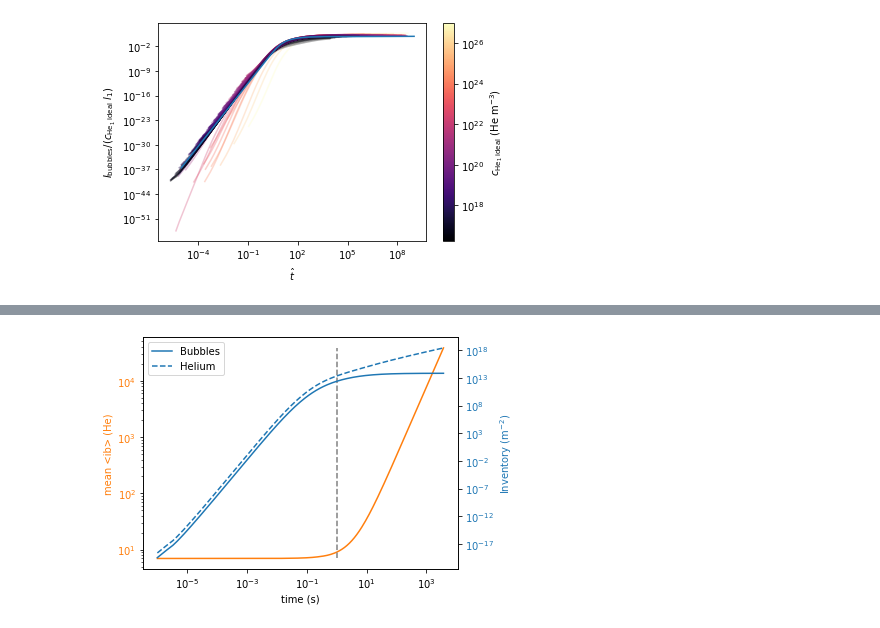
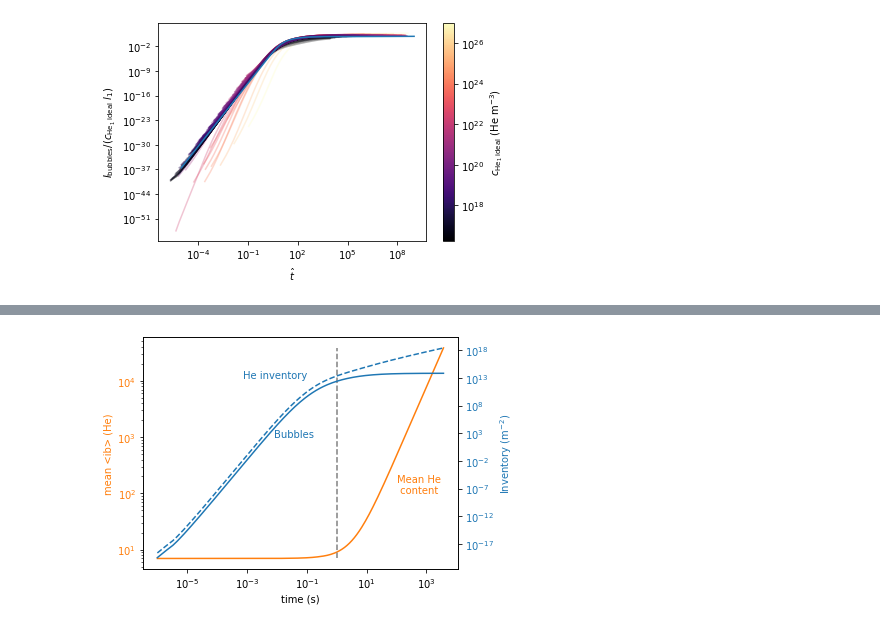
Before and after one commit to RemDelaporteMathurin/he_fenics, a Jupyter notebook: plot_time_dependent_quantities.ipynb, the cells around one changed output, grey strips where cells are left out. Drawn from its saved outputs; the diff is of its cells as text; code cells hidden in the pictures.

```diff
--- a/plot_time_dependent_quantities.ipynb
+++ b/plot_time_dependent_quantities.ipynb
@@ -297,38 +297,40 @@ for d in data:
     if len(d["t"][np.where(d['mean_ib'] > 9)]) > 0:
         if 1e-1 < d["t"][np.where(d['mean_ib'] > 9)][0] < 1e1:
             break
 fig, ax1 = plt.subplots()
 
 color = 'tab:orange'
 ax1.set_xlabel('time (s)')
 ax1.set_ylabel(r"mean <ib> (He)", color=color)
-ax1.plot(d["t"], d['mean_ib'], color=color)
+ax1.plot(d["t"], d['mean_ib'], color=color, label="Mean content")
 ax1.tick_params(axis='y', labelcolor=color)
 ax1.set_xscale("log")
 ax1.set_yscale("log")
 ax2 = ax1.twinx()  # instantiate a second axes that shares the same x-axis
 
 color = 'tab:blue'
 ax2.set_ylabel(r"Inventory (m$^{-2}$)", color=color)  # we already handled the x-label with ax1
 ax2.plot(d["t"], d['total_bubbles'], color=color, label="Bubbles")
-ax2.plot(d["t"], d['inventory'], color=color, label="Helium", linestyle="dashed")
+ax2.plot(d["t"], d['inventory'], color=color, label="He inventory", linestyle="dashed")
 ax2.tick_params(axis='y', labelcolor=color)
 # ax2.set_ylim(bottom=1e5)
 ax2.set_xscale("log")
 ax2.set_yscale("log")
-ax2.legend()
+# ax2.legend()
 
+ax1.annotate("Mean He \n content", (1e2, 1e2), color="tab:orange")
+ax2.annotate("Bubbles", (8e-3, 2e2), color="tab:blue")
+ax2.annotate("He inventory", (1e-1, 1e13), ha="right", color="tab:blue")
 plt.vlines(d["t"][np.where(d['mean_ib'] > 9)][0], d['inventory'].min()*0.1, d['inventory'].max(), linestyle="dashed", color="grey")
 
 # ax1.spines["top"].set_visible(False)
 # ax2.spines["top"].set_visible(False)
-
 fig.tight_layout()  # otherwise the right y-label is slightly clipped
 plt.savefig("Figures/inventory_bubbles_ib_bis.svg")
 plt.savefig("Figures/inventory_bubbles_ib_bis.pdf")
 plt.show()
 # %% [output]
-[figure, old version]
+[figure, new version]
 # %%
 # d = data[5]
 
```
Also changed, not shown: parts of 2 cells of this notebook.
